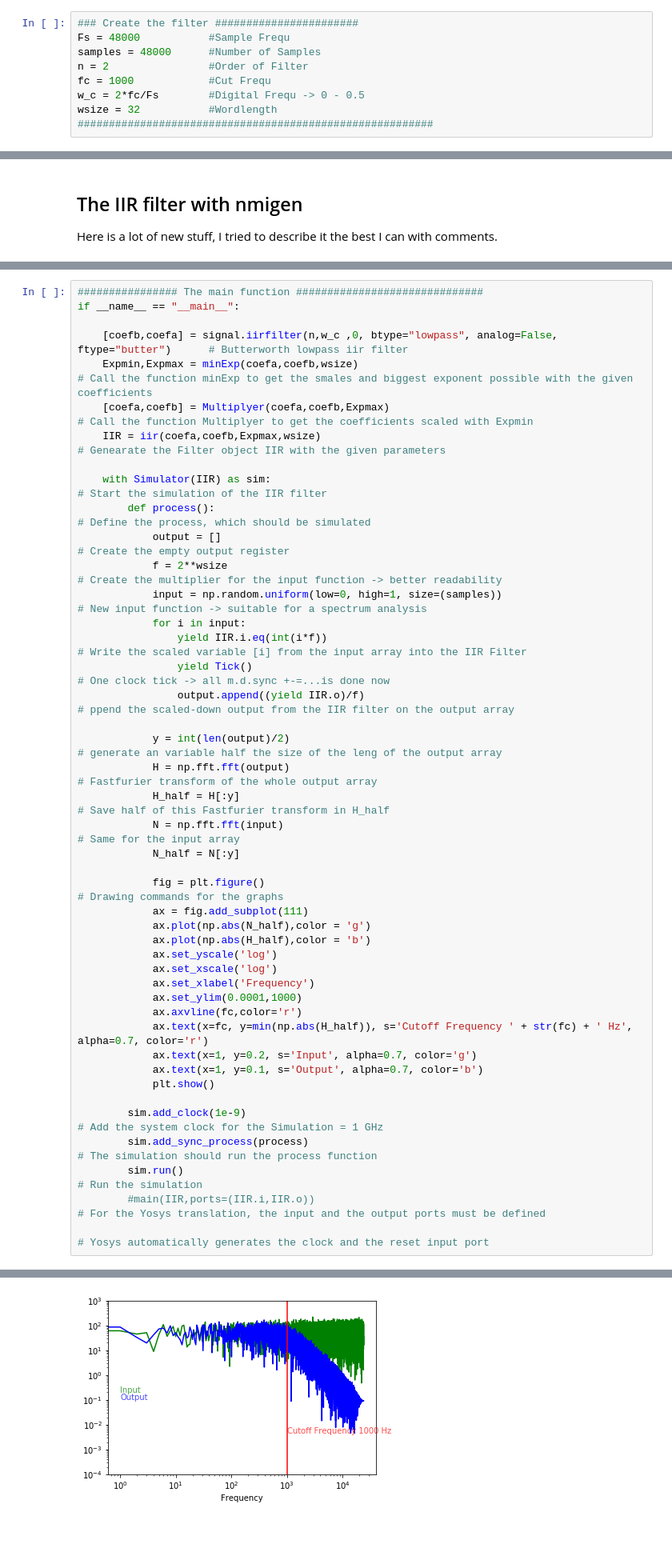
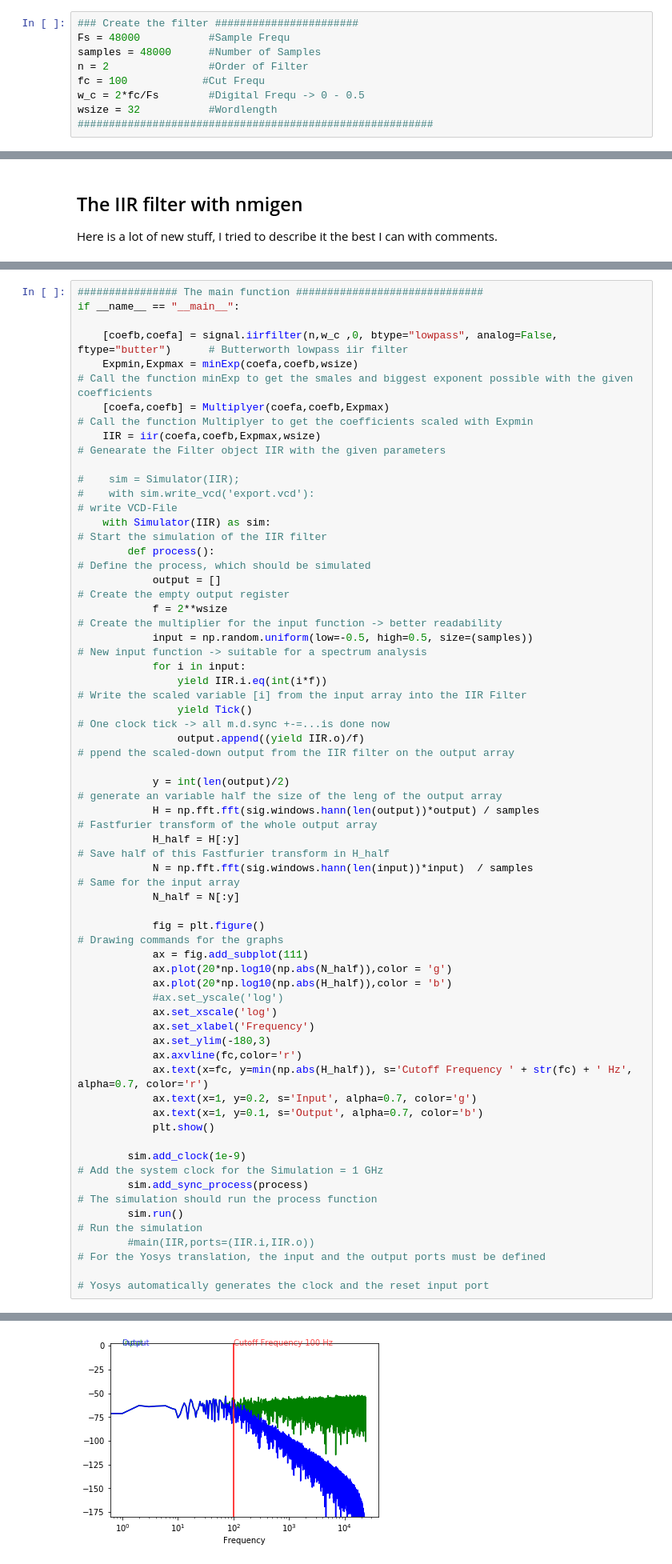
Before and after one commit to chipmuenk/dsp_nmigen, a Jupyter notebook: IIR Filter with NMigen tutorial.ipynb, the cells around one changed output, grey strips where cells are left out. Shown at 80% size. Saved outputs shown, nothing was run; the diff lists cells and outputs as text; blank space fills up the shorter version.

```diff
--- a/IIR Filter with NMigen tutorial.ipynb
+++ b/IIR Filter with NMigen tutorial.ipynb
@@ -334,7 +334,7 @@ Instead of Type wsize is now used to define the max. input of the filter in bit.
 Fs = 48000           #Sample Frequ
 samples = 48000      #Number of Samples
 n = 2                #Order of Filter
-fc = 1000            #Cut Frequ
+fc = 100            #Cut Frequ
 w_c = 2*fc/Fs        #Digital Frequ -> 0 - 0.5
 wsize = 32           #Wordlength
 #########################################################
@@ -426,30 +426,32 @@ if __name__ == "__main__":
     [coefa,coefb] = Multiplyer(coefa,coefb,Expmax)                                                 # Call the function Multiplyer to get the coefficients scaled with Expmin
     IIR = iir(coefa,coefb,Expmax,wsize)                                                            # Genearate the Filter object IIR with the given parameters
 
+#    sim = Simulator(IIR);
+#    with sim.write_vcd('export.vcd'):                                                             # write VCD-File
     with Simulator(IIR) as sim:                                                                    # Start the simulation of the IIR filter
         def process():                                                                             # Define the process, which should be simulated
             output = []                                                                            # Create the empty output register
             f = 2**wsize                                                                           # Create the multiplier for the input function -> better readability
-            input = np.random.uniform(low=0, high=1, size=(samples))                               # New input function -> suitable for a spectrum analysis
+            input = np.random.uniform(low=-0.5, high=0.5, size=(samples))                              # New input function -> suitable for a spectrum analysis
             for i in input:
                 yield IIR.i.eq(int(i*f))                                                           # Write the scaled variable [i] from the input array into the IIR Filter
                 yield Tick()                                                                       # One clock tick -> all m.d.sync +-=...is done now
                 output.append((yield IIR.o)/f)                                                     # ppend the scaled-down output from the IIR filter on the output array
 
             y = int(len(output)/2)                                                                 # generate an variable half the size of the leng of the output array
-            H = np.fft.fft(output)                                                                 # Fastfurier transform of the whole output array
+            H = np.fft.fft(sig.windows.hann(len(output))*output) / samples                                                                # Fastfurier transform of the whole output array
             H_half = H[:y]                                                                         # Save half of this Fastfurier transform in H_half
-            N = np.fft.fft(input)                                                                  # Same for the input array
+            N = np.fft.fft(sig.windows.hann(len(input))*input)  / samples                                                                # Same for the input array
             N_half = N[:y]
 
             fig = plt.figure()                                                                     # Drawing commands for the graphs
             ax = fig.add_subplot(111)
-            ax.plot(np.abs(N_half),color = 'g')
-            ax.plot(np.abs(H_half),color = 'b')
-            ax.set_yscale('log')
+            ax.plot(20*np.log10(np.abs(N_half)),color = 'g')
+            ax.plot(20*np.log10(np.abs(H_half)),color = 'b')
+            #ax.set_yscale('log')
             ax.set_xscale('log')
             ax.set_xlabel('Frequency')
-            ax.set_ylim(0.0001,1000)
+            ax.set_ylim(-180,3)
             ax.axvline(fc,color='r')
             ax.text(x=fc, y=min(np.abs(H_half)), s='Cutoff Frequency ' + str(fc) + ' Hz', alpha=0.7, color='r')
             ax.text(x=1, y=0.2, s='Input', alpha=0.7, color='g')
@@ -474 +476 @@ None
-[figure, old version]
+[figure, new version]
```
Also changed, not shown: parts of 7 cells of this notebook.
